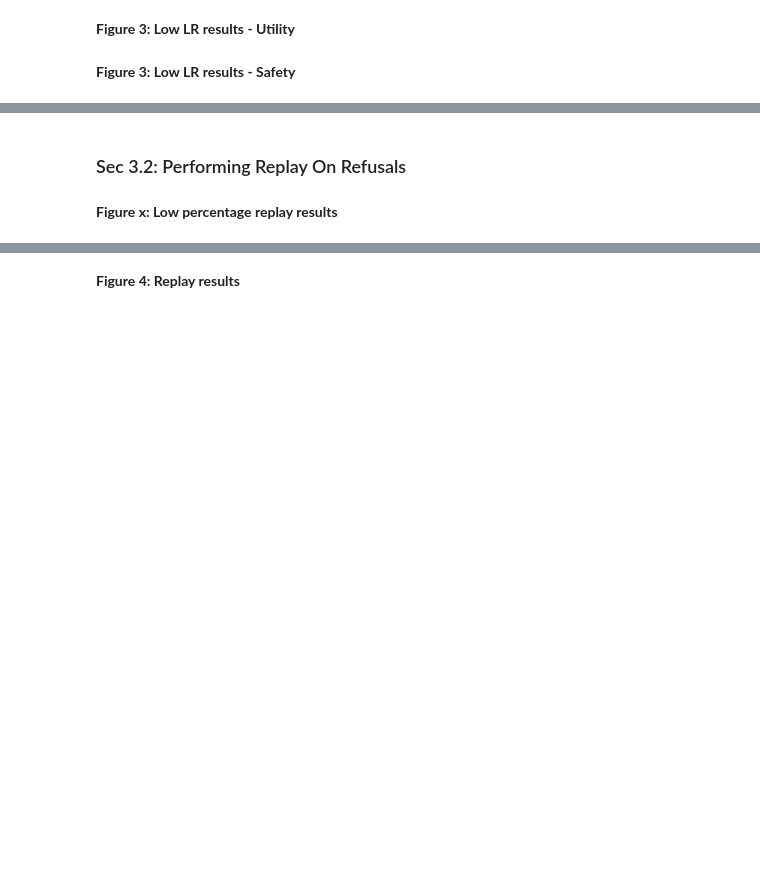
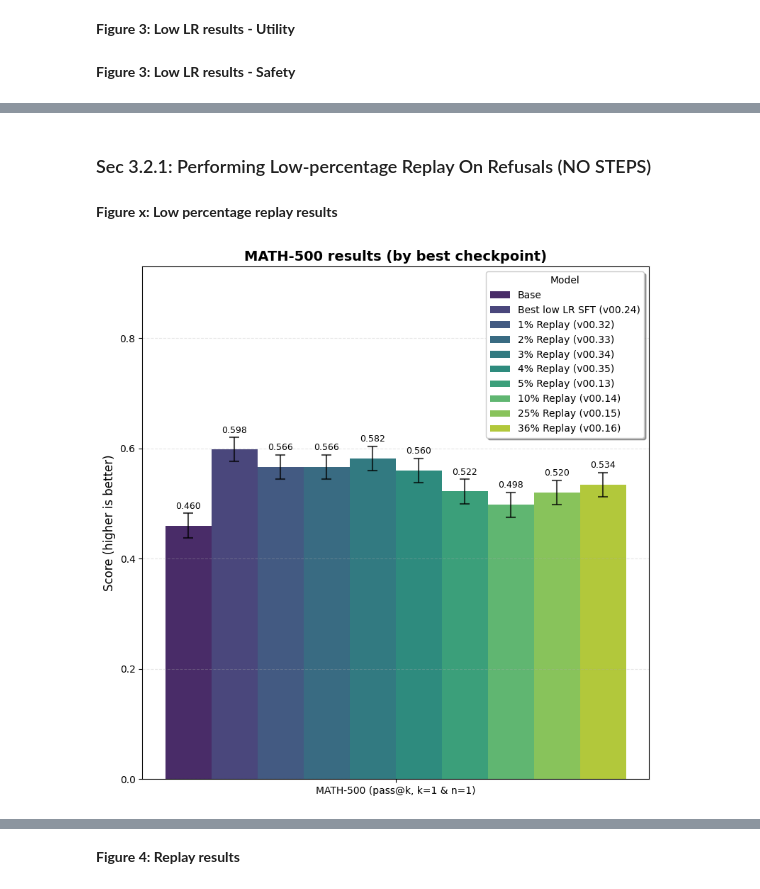
Before and after one commit to Neelectric/open-r1_safety, a Jupyter notebook: data_viz/prep_paper_data_viz.ipynb, the cells around one changed output, grey strips where cells are left out. Cells and saved outputs as stored; diff of their text form; code cells hidden in the pictures; blank space fills up the shorter version.

```diff
--- a/data_viz/prep_paper_data_viz.ipynb
+++ b/data_viz/prep_paper_data_viz.ipynb
@@ -139,26 +144,78 @@ plt.show()
 # %% [markdown]
-### Sec 3.2: Performing Replay On Refusals
+### Sec 3.2.1: Performing Low-percentage Replay On Refusals (NO STEPS)
 # %% [markdown]
 **Figure x: Low percentage replay results**
 # %%
 # data for MATH-500, IFeval, IFBench from lighteval
 import pandas as pd
 import matplotlib.pyplot as plt
 import seaborn as sns
 from matplotlib.container import BarContainer
 
 RESULTS = {
     #  Model name                                   Version      MATH-500           IFEval             IFBench
     "Base":                                         ("Base",     (0.460, 0.0223),  (0.7024, 0.0197),  (0.2433, 0.0248)),
     "Best low LR SFT":                              ("v00.24",   (0.598, 0.0219),  (0.4843, 0.0215),  (0.1267, 0.0192)),
     "1% Replay":                                    ("v00.32",   (0.566, 0.0222),  (0.3604, 0.0207),  (0.1467, 0.0205)),
     "2% Replay":                                    ("v00.33",   (0.566, 0.0222),  (0.4233, 0.0213),  (0.1600, 0.0212)),
     "3% Replay":                                    ("v00.34",   (0.582, 0.0221),  (0.4344, 0.0213),  (0.1767, 0.0221)),
     "4% Replay":                                    ("v00.35",   (0.560, 0.0222),  (0.4455, 0.0214),  (0.1867, 0.0225)),
-    "5% Replay":                                    ("v00.13",   (0.522, 0.0224),  (0.0001, 0.0001),  (0.0001, 0.0001)),
+    "5% Replay":                                    ("v00.13",   (0.522, 0.0224),  (0.4492, 0.0214),  (0.1500, 0.0206)),
+    "10% Replay":                                   ("v00.14",   (0.498, 0.0224),  (0.4954, 0.0215),  (0.1700, 0.0217)),
+    "25% Replay":                                   ("v00.15",   (0.520, 0.0224),  (0.5619, 0.0214),  (0.1533, 0.0208)),
+    "36% Replay":                                   ("v00.16",   (0.534, 0.0223),  (0.5841, 0.0212),  (0.1933, 0.0228)),
 }
 
 BENCHMARKS = ["MATH-500", "IFEval", "IFBench"]
+rows = []
+for name, (version, *scores) in RESULTS.items():
+    label = f"{name} ({version})" if name != "Base" else "Base"
+    for bench, (val, stderr) in zip(BENCHMARKS, scores):
+        rows.append({"Model": label, "Benchmark": bench, "Value": val, "Stderr": stderr})
+
+df = pd.DataFrame(rows)
+df = df[df['Benchmark'].isin(['MATH-500'])]
+
+df['Benchmark'] = 'MATH-500 (pass@k, k=1 & n=1)'
+
+fig, ax = plt.subplots(figsize=(8, 8))
+n = len(df)
+palette = sns.color_palette("viridis", n)
+
+bars = sns.barplot(data=df, x='Benchmark', y='Value', hue='Model', ax=ax, palette=palette, errorbar=None)
+
+x_pos = []
+y_pos = []
+errors = []
+
+# adding stderr vals to all bars
+for i, container in enumerate(ax.containers):
+    for bar in container:
+        x_pos.append(bar.get_x() + bar.get_width() / 2)
+        y_pos.append(bar.get_height())
+    errors.append(df.iloc[i]['Stderr'])
+ax.errorbar(x_pos, y_pos, yerr=errors, fmt='none',
+            color='black', capsize=5, capthick=1.5,
+            elinewidth=1.5, alpha=0.7, zorder=10)
+
+# i prefer adding bar labels on top of bars to actually see the values
+for container in ax.containers:
+    if isinstance(container, BarContainer):
+        ax.bar_label(container, fmt='%.3f', padding=15, fontsize=9)
+
+ax.set_xlabel('')
+ax.set_ylabel('Score (higher is better)', fontsize=12)
+ax.set_title('MATH-500 results (by best checkpoint)', fontsize=14, fontweight='bold')
+ax.legend(title='Model', frameon=True, fancybox=True, shadow=True)
+ax.grid(axis='y', alpha=0.3, linestyle='--')
+
+# Set y-axis limit to give room for labels and error bars
+ax.set_ylim(0, max(df['Value'] + df['Stderr']) * 1.5)
+
+plt.tight_layout()
+plt.show()
+# %% [output]
+[figure, added]
 # %%
 import pandas as pd
 import matplotlib.pyplot as plt
```
Also changed, not shown: parts of 14 cells of this notebook, 4 other files.
